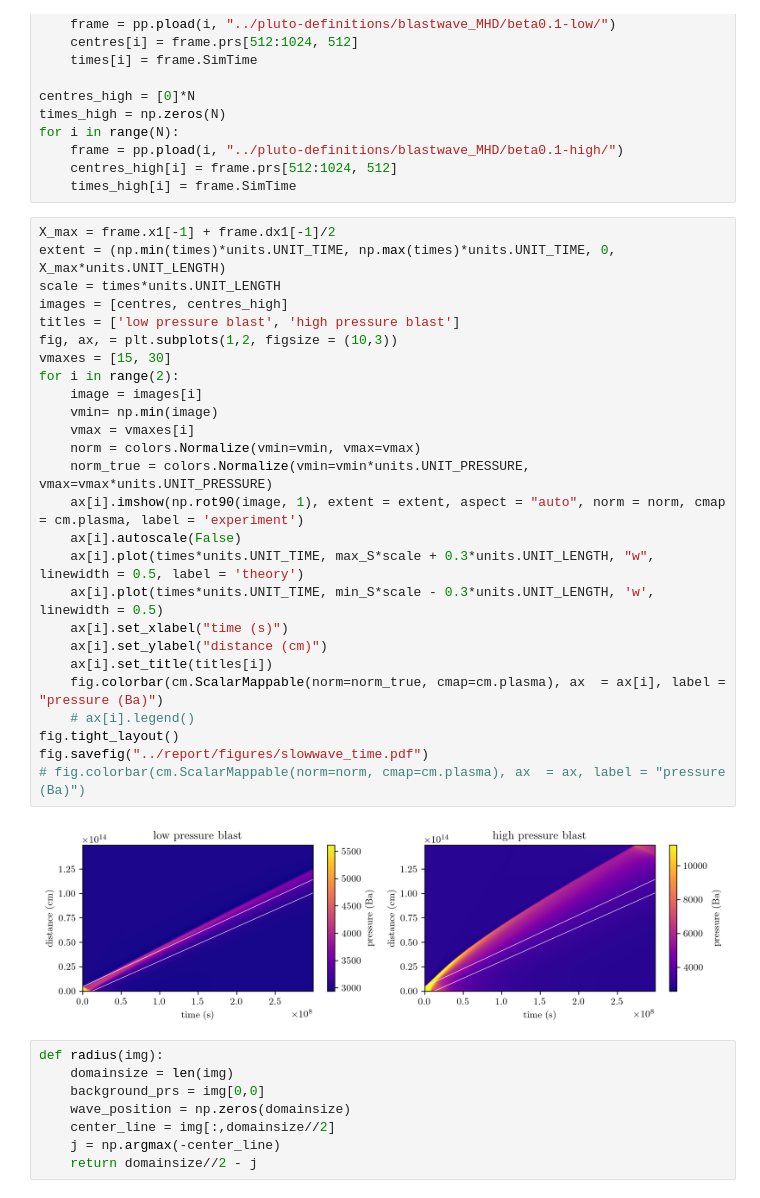
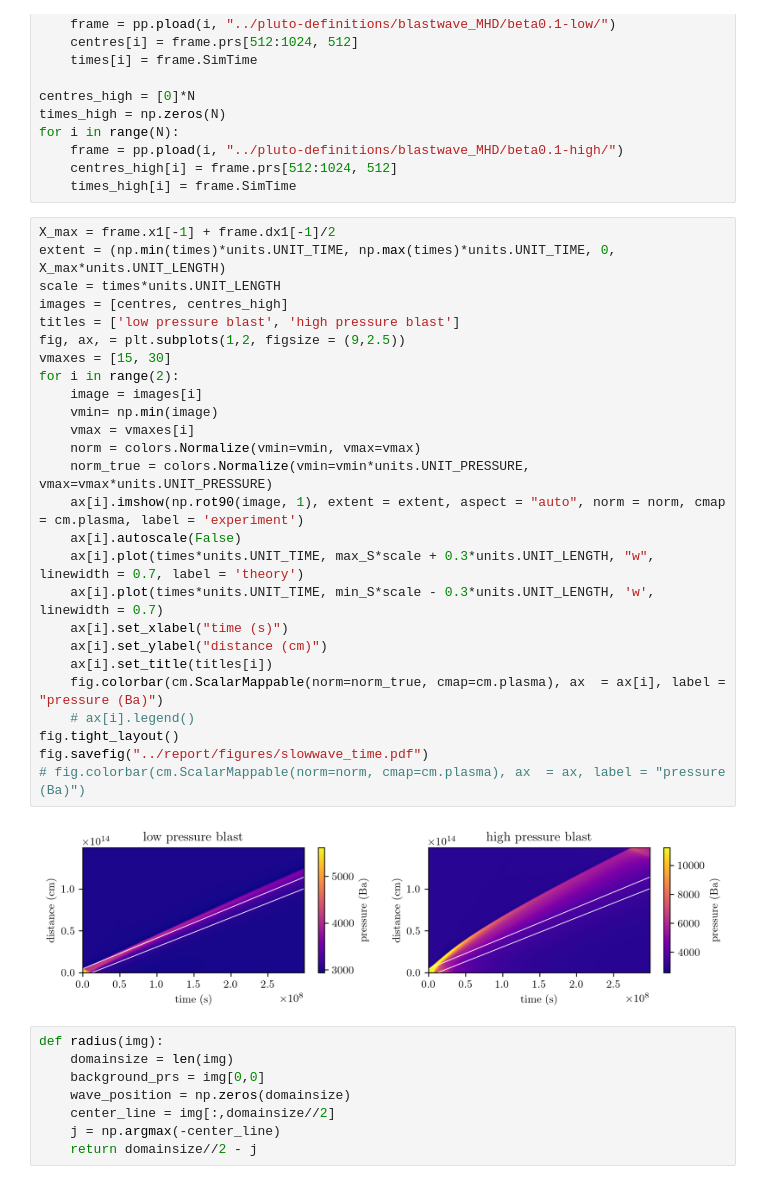
Before and after one commit to MichaelMaex/eindproject-2, a Jupyter notebook: notebooks/Blastwave_magnetic.ipynb, the cells around one changed output. Saved outputs shown, nothing was run; the diff lists cells and outputs as text.

Commit message:
wrote about task 2 and reworked figures

```diff
--- a/notebooks/Blastwave_magnetic.ipynb
+++ b/notebooks/Blastwave_magnetic.ipynb
@@ -186,31 +186,31 @@ for i in range(N):
 # %%
 X_max = frame.x1[-1] + frame.dx1[-1]/2
 extent = (np.min(times)*units.UNIT_TIME, np.max(times)*units.UNIT_TIME, 0, X_max*units.UNIT_LENGTH)
 scale = times*units.UNIT_LENGTH
 images = [centres, centres_high]
 titles = ['low pressure blast', 'high pressure blast']
-fig, ax, = plt.subplots(1,2, figsize = (10,3))
+fig, ax, = plt.subplots(1,2, figsize = (9,2.5))
 vmaxes = [15, 30]
 for i in range(2):
     image = images[i]
     vmin= np.min(image)
     vmax = vmaxes[i]
     norm = colors.Normalize(vmin=vmin, vmax=vmax)
     norm_true = colors.Normalize(vmin=vmin*units.UNIT_PRESSURE, vmax=vmax*units.UNIT_PRESSURE)
     ax[i].imshow(np.rot90(image, 1), extent = extent, aspect = "auto", norm = norm, cmap = cm.plasma, label = 'experiment')
     ax[i].autoscale(False)
-    ax[i].plot(times*units.UNIT_TIME, max_S*scale + 0.3*units.UNIT_LENGTH, "w", linewidth = 0.5, label = 'theory')
-    ax[i].plot(times*units.UNIT_TIME, min_S*scale - 0.3*units.UNIT_LENGTH, 'w', linewidth = 0.5)
+    ax[i].plot(times*units.UNIT_TIME, max_S*scale + 0.3*units.UNIT_LENGTH, "w", linewidth = 0.7, label = 'theory')
+    ax[i].plot(times*units.UNIT_TIME, min_S*scale - 0.3*units.UNIT_LENGTH, 'w', linewidth = 0.7)
     ax[i].set_xlabel("time (s)")
     ax[i].set_ylabel("distance (cm)")
     ax[i].set_title(titles[i])
     fig.colorbar(cm.ScalarMappable(norm=norm_true, cmap=cm.plasma), ax  = ax[i], label = "pressure (Ba)")
     # ax[i].legend()
 fig.tight_layout()
 fig.savefig("../report/figures/slowwave_time.pdf")
 # fig.colorbar(cm.ScalarMappable(norm=norm, cmap=cm.plasma), ax  = ax, label = "pressure (Ba)")
 # %% [output]
-[figure, old version]
+[figure, new version]
 # %%
 def radius(img):
     domainsize = len(img)
```
Also changed, not shown: 2 other files.
